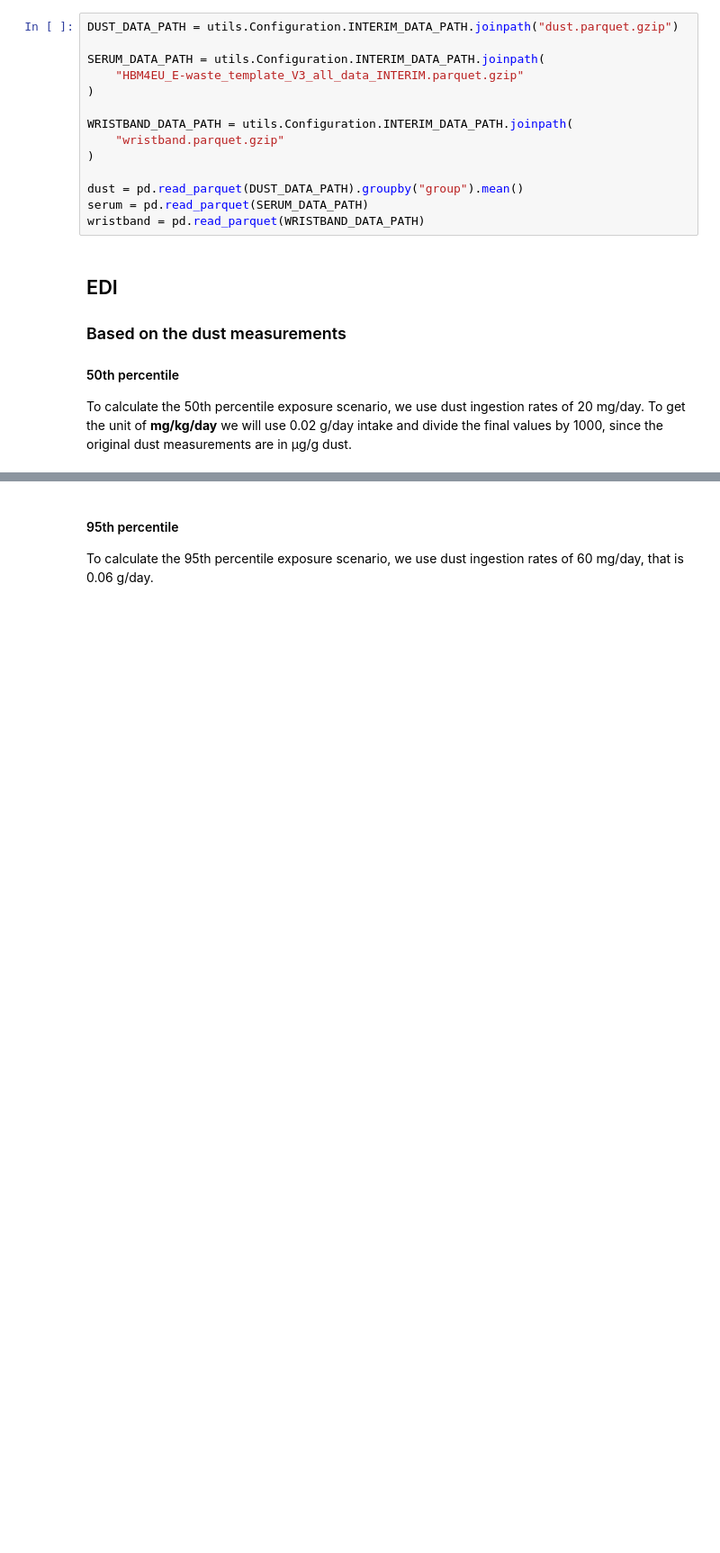
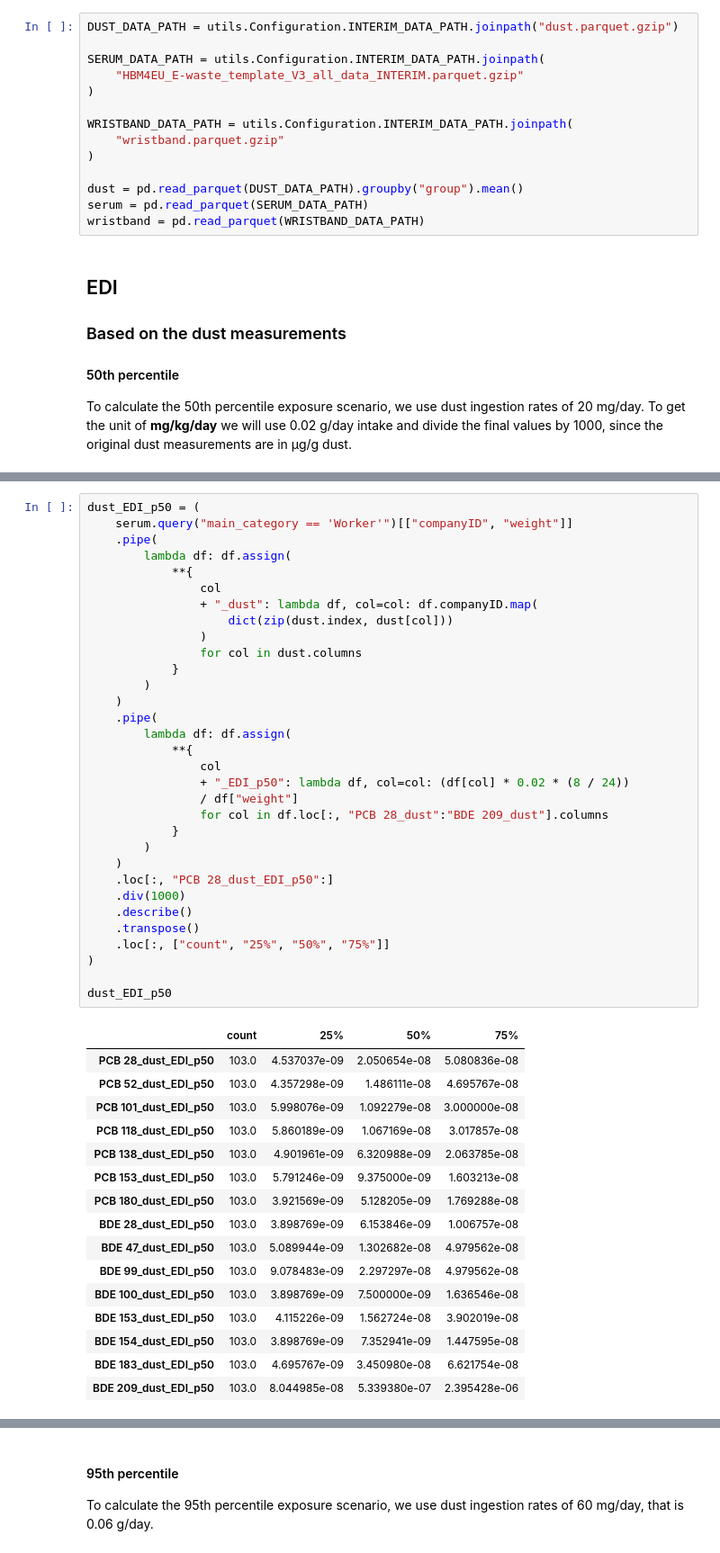
Before and after one commit to adamcseresznye/HBM4EU_eWaste_POPs, a Jupyter notebook: notebooks/NB5_ACs_EDI.ipynb, the cells around one changed output, grey strips where cells are left out. Shown at 90% size. Cells and saved outputs as stored; diff of their text form; blank space fills up the shorter version.

```diff
--- a/notebooks/NB5_ACs_EDI.ipynb
+++ b/notebooks/NB5_ACs_EDI.ipynb
@@ -95,0 +96,49 @@ dust_EDI_p50
+# %%
+dust_EDI_p50 = (
+    serum.query("main_category == 'Worker'")[["companyID", "weight"]]
+    .pipe(
+        lambda df: df.assign(
+            **{
+                col
+                + "_dust": lambda df, col=col: df.companyID.map(
+                    dict(zip(dust.index, dust[col]))
+                )
+                for col in dust.columns
+            }
+        )
+    )
+    .pipe(
+        lambda df: df.assign(
+            **{
+                col
+                + "_EDI_p50": lambda df, col=col: (df[col] * 0.02 * (8 / 24))
+                / df["weight"]
+                for col in df.loc[:, "PCB 28_dust":"BDE 209_dust"].columns
+            }
+        )
+    )
+    .loc[:, "PCB 28_dust_EDI_p50":]
+    .div(1000)
+    .describe()
+    .transpose()
+    .loc[:, ["count", "25%", "50%", "75%"]]
+)
+
+dust_EDI_p50
+# %% [output]
+|  | count | 25% | 50% | 75% |
+| PCB 28_dust_EDI_p50 | 103.0 | 4.537037e-09 | 2.050654e-08 | 5.080836e-08 |
+| PCB 52_dust_EDI_p50 | 103.0 | 4.357298e-09 | 1.486111e-08 | 4.695767e-08 |
+| PCB 101_dust_EDI_p50 | 103.0 | 5.998076e-09 | 1.092279e-08 | 3.000000e-08 |
+| PCB 118_dust_EDI_p50 | 103.0 | 5.860189e-09 | 1.067169e-08 | 3.017857e-08 |
+| PCB 138_dust_EDI_p50 | 103.0 | 4.901961e-09 | 6.320988e-09 | 2.063785e-08 |
+| PCB 153_dust_EDI_p50 | 103.0 | 5.791246e-09 | 9.375000e-09 | 1.603213e-08 |
+| PCB 180_dust_EDI_p50 | 103.0 | 3.921569e-09 | 5.128205e-09 | 1.769288e-08 |
+| BDE 28_dust_EDI_p50 | 103.0 | 3.898769e-09 | 6.153846e-09 | 1.006757e-08 |
+| BDE 47_dust_EDI_p50 | 103.0 | 5.089944e-09 | 1.302682e-08 | 4.979562e-08 |
+| BDE 99_dust_EDI_p50 | 103.0 | 9.078483e-09 | 2.297297e-08 | 4.979562e-08 |
+| BDE 100_dust_EDI_p50 | 103.0 | 3.898769e-09 | 7.500000e-09 | 1.636546e-08 |
+| BDE 153_dust_EDI_p50 | 103.0 | 4.115226e-09 | 1.562724e-08 | 3.902019e-08 |
+| BDE 154_dust_EDI_p50 | 103.0 | 3.898769e-09 | 7.352941e-09 | 1.447595e-08 |
+| BDE 183_dust_EDI_p50 | 103.0 | 4.695767e-09 | 3.450980e-08 | 6.621754e-08 |
+| BDE 209_dust_EDI_p50 | 103.0 | 8.044985e-08 | 5.339380e-07 | 2.395428e-06 |
```
Also changed, not shown: parts of 5 cells of this notebook, 6 other files.
